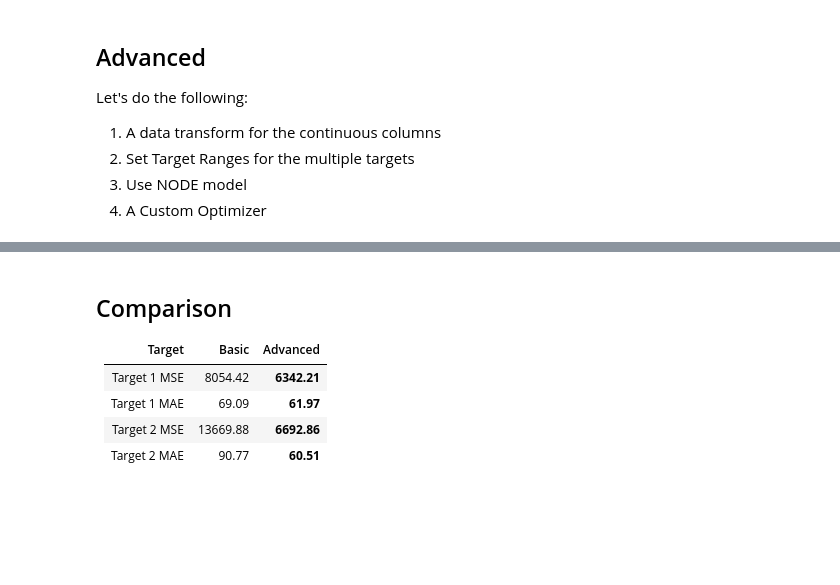
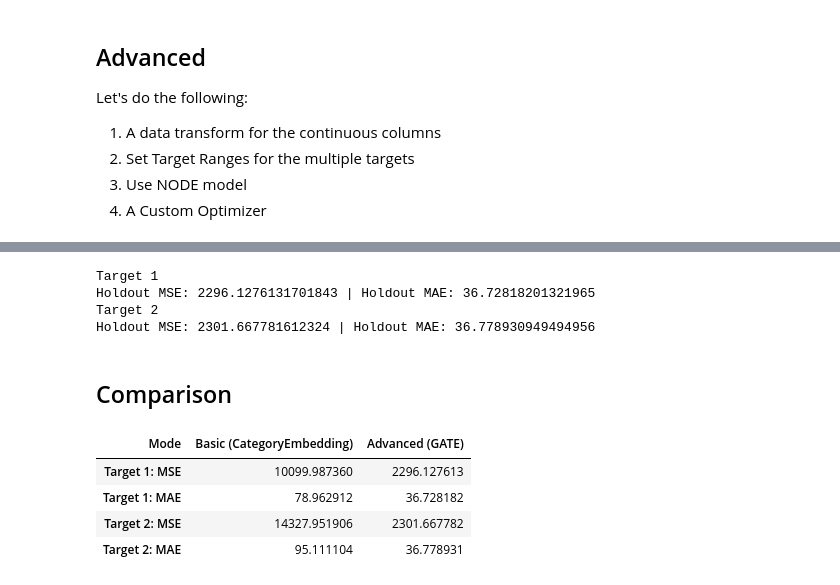
Before and after one commit to manujosephv/pytorch_tabular, a Jupyter notebook: docs/tutorials/02-Advanced_Usage.ipynb, the cells around one changed output, grey strips where cells are left out. Saved outputs shown, nothing was run; the diff lists cells and outputs as text; code cells hidden in the pictures; blank space fills up the shorter version.

```diff
--- a/docs/tutorials/02-Advanced_Usage.ipynb
+++ b/docs/tutorials/02-Advanced_Usage.ipynb
@@ -177,3 +224,11 @@ Holdout MSE: 13669.876481275782 | Holdout MAE: 90.77229285927402
+# %%
+results.append({
+    "Mode": "Basic (CategoryEmbedding)",
+    "Target 1: MSE": val_mse_1,
+    "Target 1: MAE": val_mae_1,
+    "Target 2: MSE": val_mse_2,
+    "Target 2: MAE": val_mae_2,
+})
 # %% [markdown]
 ## Advanced
 
@@ -273,10 +356,31 @@ Holdout MSE: 6692.867945325126 | Holdout MAE: 60.507998557001855
-# %% [markdown]
-## Comparison
-
-
-|Target|Basic|Advanced|
-|--|--|--|
-|Target 1 MSE|8054.42|**6342.21**|
-|Target 1 MAE|69.09|**61.97**|
-|Target 2 MSE|13669.88|**6692.86**|
-|Target 2 MAE|90.77|**60.51**|
+# %%
+print("Target 1")
+val_mse_1, val_mae_1 = print_metrics(test['target_1'], pred_df["target_1_prediction"], tag="Holdout")
+print("Target 2")
+val_mse_2, val_mae_2 = print_metrics(test['target_2'], pred_df["target_2_prediction"], tag="Holdout")
+# %% [output]
+Target 1
+Holdout MSE: 2296.1276131701843 | Holdout MAE: 36.72818201321965
+Target 2
+Holdout MSE: 2301.667781612324 | Holdout MAE: 36.778930949494956
+# %%
+results.append({
+    "Mode": "Advanced (GATE)",
+    "Target 1: MSE": val_mse_1,
+    "Target 1: MAE": val_mae_1,
+    "Target 2: MSE": val_mse_2,
+    "Target 2: MAE": val_mae_2,
+})
+# %% [markdown]
+## Comparison
+# %%
+res_df = pd.DataFrame(results).T
+res_df.columns = res_df.iloc[0]
+res_df = res_df.iloc[1:].astype(float)
+res_df.style.highlight_min(color="lightgreen",axis=1)
+# %% [output]
+| Mode | Basic (CategoryEmbedding) | Advanced (GATE) |
+| Target 1: MSE | 10099.987360 | 2296.127613 |
+| Target 1: MAE | 78.962912 | 36.728182 |
+| Target 2: MSE | 14327.951906 | 2301.667782 |
+| Target 2: MAE | 95.111104 | 36.778931 |
```
Also changed, not shown: parts of 18 cells of this notebook, 36 other files.
